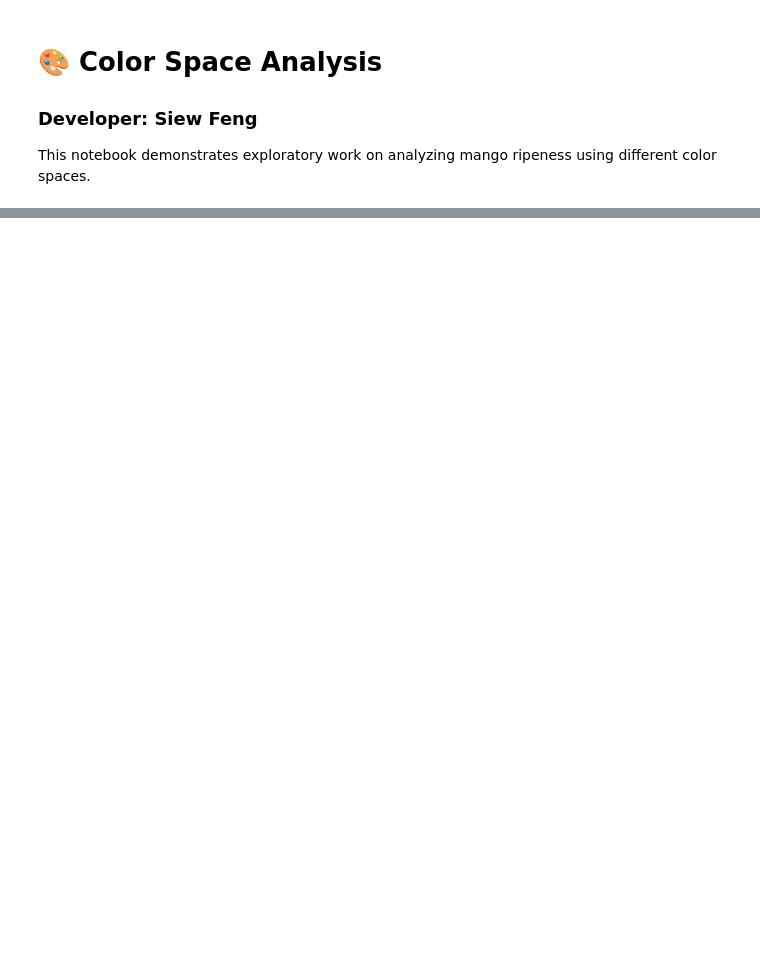
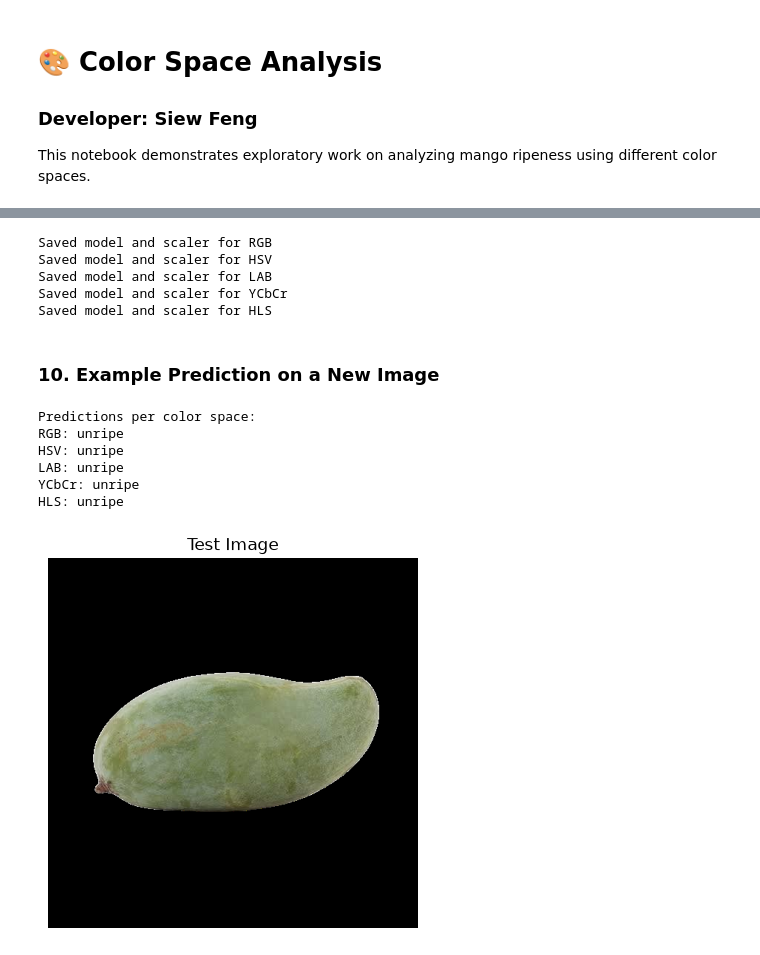
Before and after one commit to ChamHerman/mango-ripeness-grading, a Jupyter notebook: notebooks/color_space_sf.ipynb, the cells around one changed output, grey strips where cells are left out. Saved outputs shown, nothing was run; the diff lists cells and outputs as text; code cells hidden in the pictures; blank space fills up the shorter version.

```diff
--- a/notebooks/color_space_sf.ipynb
+++ b/notebooks/color_space_sf.ipynb
@@ -933,0 +366,66 @@ Predicted Ripeness: overripe
+# %%
+models_dir = os.path.join(OUTPUT_DIR, "models")
+os.makedirs(models_dir, exist_ok=True)
+
+for space_name, res in results.items():
+    model_path = os.path.join(models_dir, f"{space_name}_model.pkl")
+    scaler_path = os.path.join(models_dir, f"{space_name}_scaler.pkl")
+
+    joblib.dump(res["model"], model_path)
+    joblib.dump(res["scaler"], scaler_path)
+
+    print(f"Saved model and scaler for {space_name}")
+# %% [output]
+Saved model and scaler for RGB
+Saved model and scaler for HSV
+Saved model and scaler for LAB
+Saved model and scaler for YCbCr
+Saved model and scaler for HLS
+# %% [markdown]
+### 10.  Example Prediction on a New Image
+# %%
+# Example: predict ripeness for a new image using all models
+def predict_ripeness(image_path, models_dict):
+    bgr = cv2.imread(image_path)
+    if bgr is None:
+        print("Error: could not load image")
+        return
+    mask = create_mask(bgr)
+    color_spaces_img = convert_color_spaces(bgr)
+
+    predictions = {}
+    for space_name, res in results.items():
+        spec = COLOR_SPACES[space_name]
+        img = color_spaces_img[space_name]
+        feats = extract_features(img, mask, space_name, spec["channels"])
+        # Build feature vector
+        feature_cols = res["feature_cols"]
+        X = pd.DataFrame([{col: feats[col] for col in feature_cols}])
+        X_scaled = res["scaler"].transform(X)
+        pred = res["model"].predict(X_scaled)[0]
+        predictions[space_name] = pred
+
+    return predictions
+
+# Test on a sample test image
+# test_img_path = glob.glob(os.path.join(IMAGE_ROOT, "test", "fully_ripe", "*.jpg"))[0]
+test_img_path = r"..\test_images\unripe_1.jpg"
+preds = predict_ripeness(test_img_path, results)
+print("Predictions per color space:")
+for space, pred in preds.items():
+    print(f"{space}: {pred}")
+
+# Show the image
+test_bgr = cv2.imread(test_img_path)
+plt.imshow(cv2.cvtColor(test_bgr, cv2.COLOR_BGR2RGB))
+plt.title("Test Image")
+plt.axis("off")
+plt.show()
+# %% [output]
+Predictions per color space:
+RGB: unripe
+HSV: unripe
+LAB: unripe
+YCbCr: unripe
+HLS: unripe
+[figure, added]
```
Also changed, not shown: parts of 44 cells of this notebook, 2 other files.
